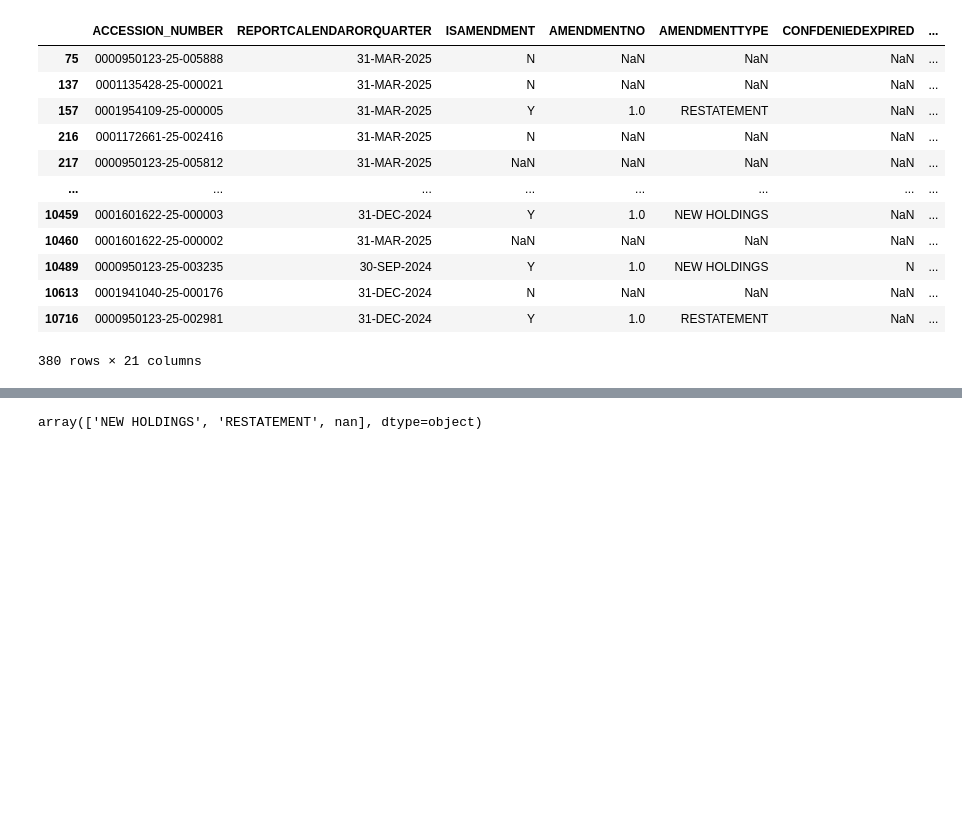
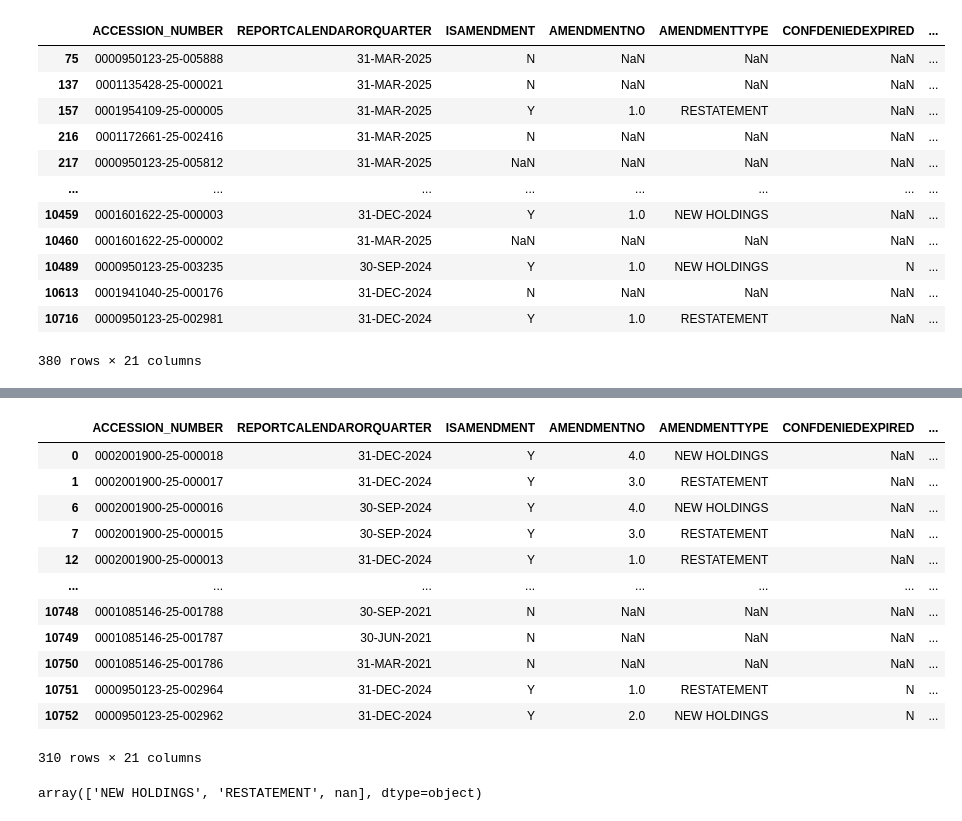
Before and after one commit to uddhavkalra/Stocks-Responsiveness, a Jupyter notebook: Initial_stuff.ipynb, the cells around one changed output, grey strips where cells are left out. Drawn from its saved outputs; the diff is of its cells as text; code cells hidden in the pictures; blank space fills up the shorter version.

```diff
--- a/Initial_stuff.ipynb
+++ b/Initial_stuff.ipynb
@@ -183,3 +194,19 @@ f_cover[f_cover['REPORTTYPE']=='13F COMBINATION REPORT']
+# %%
+f_cover[f_cover.duplicated(subset=['REPORTCALENDARORQUARTER', 'FILINGMANAGER_NAME'], keep=False)] #If restatement drop every other ammendemnt row
+# %% [output]
+|  | ACCESSION_NUMBER | REPORTCALENDARORQUARTER | ISAMENDMENT | AMENDMENTNO | AMENDMENTTYPE | CONFDENIEDEXPIRED | ... |
+| 0 | 0002001900-25-000018 | 31-DEC-2024 | Y | 4.0 | NEW HOLDINGS | NaN | ... |
+| 1 | 0002001900-25-000017 | 31-DEC-2024 | Y | 3.0 | RESTATEMENT | NaN | ... |
+| 6 | 0002001900-25-000016 | 30-SEP-2024 | Y | 4.0 | NEW HOLDINGS | NaN | ... |
+| 7 | 0002001900-25-000015 | 30-SEP-2024 | Y | 3.0 | RESTATEMENT | NaN | ... |
+| 12 | 0002001900-25-000013 | 31-DEC-2024 | Y | 1.0 | RESTATEMENT | NaN | ... |
+| ... | ... | ... | ... | ... | ... | ... | ... |
+| 10748 | 0001085146-25-001788 | 30-SEP-2021 | N | NaN | NaN | NaN | ... |
+| 10749 | 0001085146-25-001787 | 30-JUN-2021 | N | NaN | NaN | NaN | ... |
+| 10750 | 0001085146-25-001786 | 31-MAR-2021 | N | NaN | NaN | NaN | ... |
+| 10751 | 0000950123-25-002964 | 31-DEC-2024 | Y | 1.0 | RESTATEMENT | N | ... |
+| 10752 | 0000950123-25-002962 | 31-DEC-2024 | Y | 2.0 | NEW HOLDINGS | N | ... |
+310 rows × 21 columns
 # %%
 f_cover['AMENDMENTTYPE'].unique()
 # %% [output]
```
Also changed, not shown: parts of 4 cells of this notebook, 7 other files.
